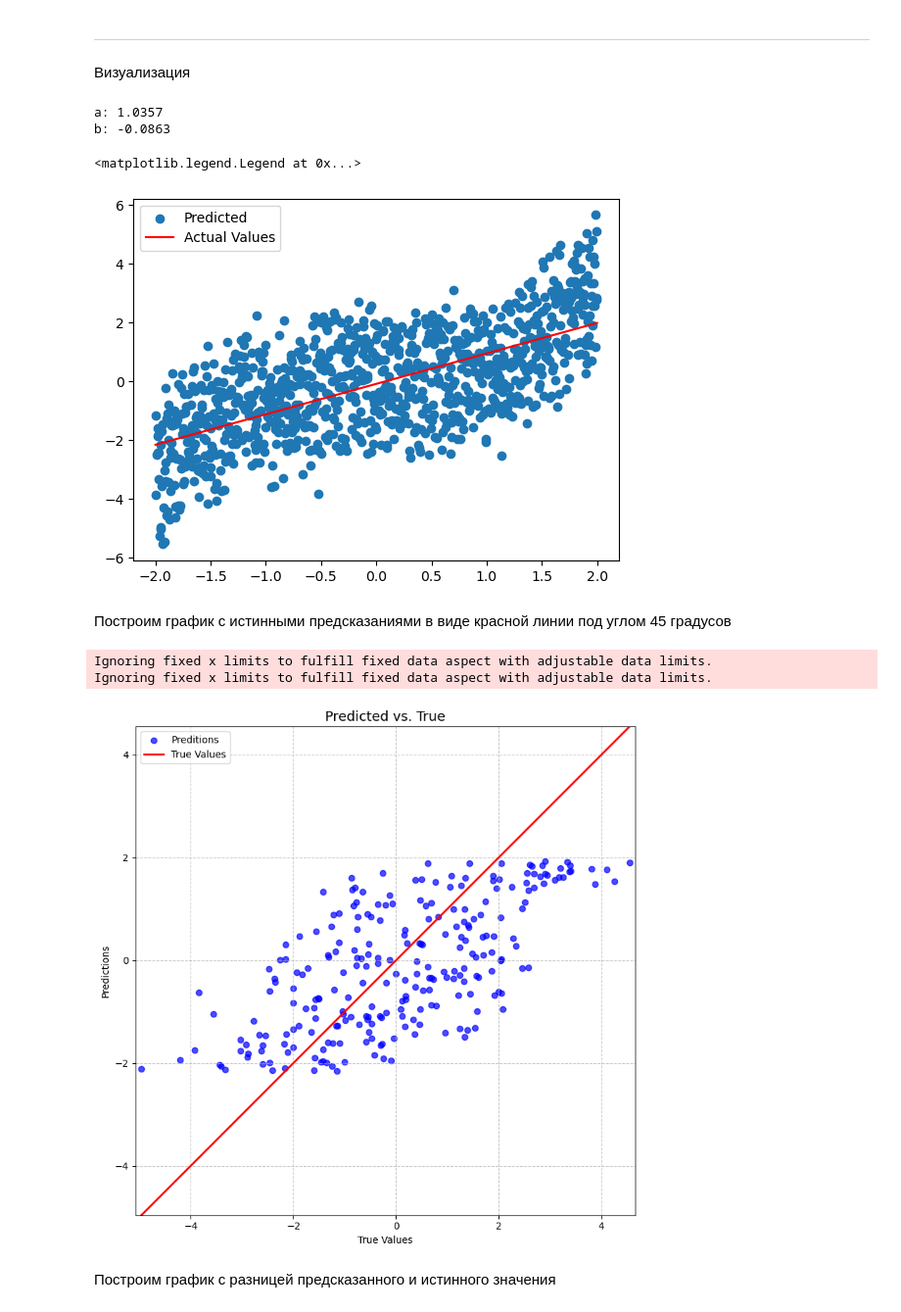
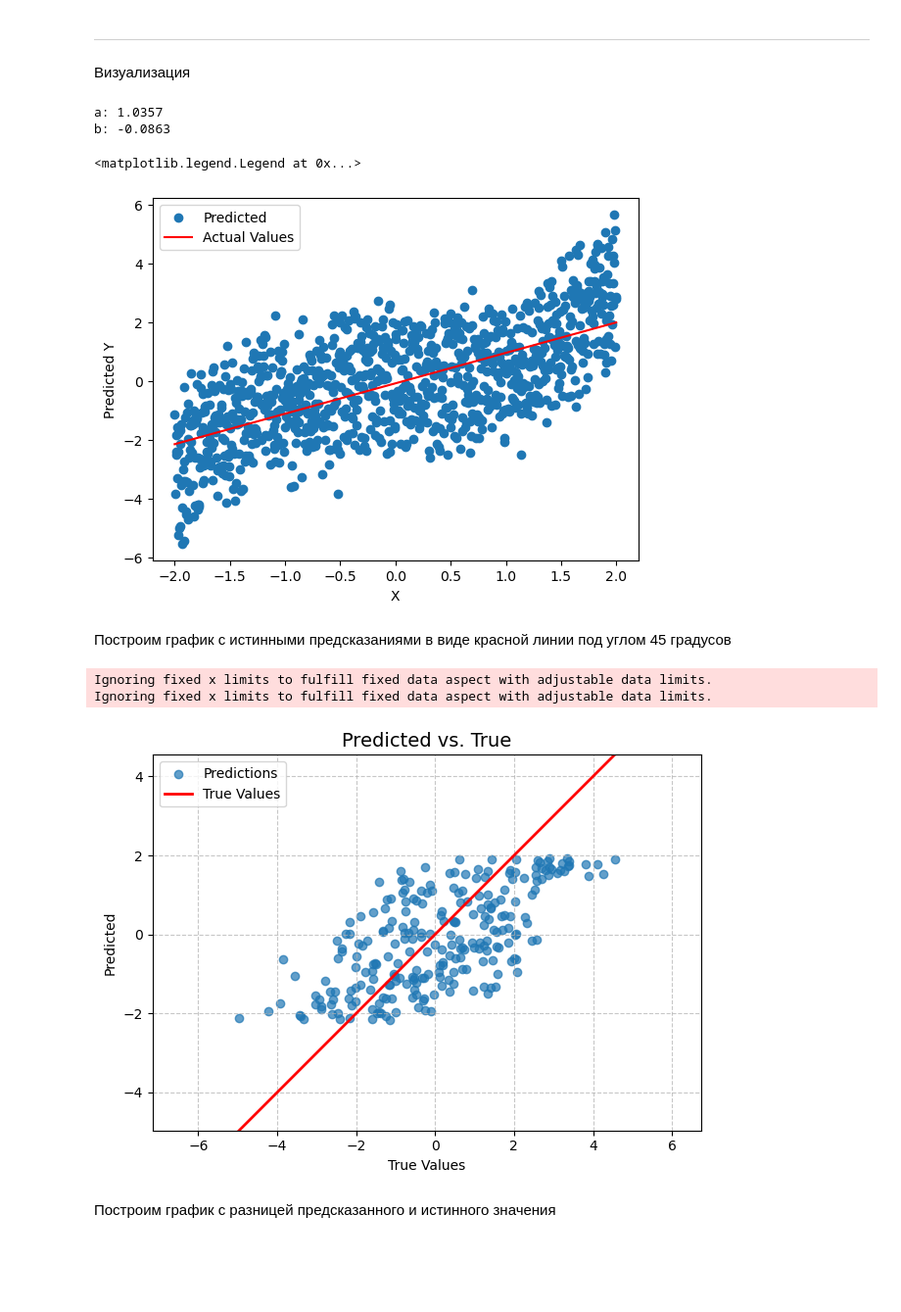
Before and after one commit to tush00nka/DA_lab_3, a Jupyter notebook: ЛР3_Борисоглебский_12.ipynb, the cells around one changed output. Shown at 98% size. Saved outputs shown, nothing was run; the diff lists cells and outputs as text; code cells hidden in the pictures; blank space fills up the shorter version.

```diff
--- a/ЛР3_Борисоглебский_12.ipynb
+++ b/ЛР3_Борисоглебский_12.ipynb
@@ -94,45 +96,50 @@ print(f'a: {a[0]:.4f}\nb: {b:.4f}')
 plt.scatter(df['x1'], df['y'], label="Predicted") # зависимость целевого столбца от конкретного столбца х1 (точечный график)
 # т.к. линейная регрессия – линия, можно использовать формулу y=ax+b:
 plt.plot([-2, 2], [a*(-2) + b, a*2 + b], "r", label="Actual Values")
+plt.xlabel('X')
+plt.ylabel('Predicted Y')
 plt.legend()
 # %% [output]
 a: 1.0357
 b: -0.0863
 <matplotlib.legend.Legend at 0x...>
-[figure, old version]
+[figure, new version]
 # %% [markdown]
 Построим график с истинными предсказаниями в виде красной линии под углом 45 градусов
 # %%
-def pred_vs_true(predictions, true_values):
+def pred_vs_true(true_values, predictions):
 
-	plt.figure(figsize=(8, 8))
+	plt.figure()
 
-	plt.scatter(true_values, predictions, alpha=0.7, color='blue', label='Preditions')
+	for key in predictions:
+		plt.scatter(true_values, predictions[key], alpha=0.7, label=key)
 
-	min_val = min(min(true_values), min(predictions))
-	max_val = max(max(true_values), max(predictions))
+		min_val = min(min(true_values), min(predictions[key]))
+		max_val = max(max(true_values), max(predictions[key]))
+
 	plt.plot([min_val, max_val], [min_val, max_val], color='red', linewidth=2, label='True Values')
 
 	plt.xlabel('True Values')
-	plt.ylabel('Predictions')
+	plt.ylabel("Predicted")
+
 	plt.title('Predicted vs. True', fontsize=14)
 
 	plt.legend()
 
 	plt.grid(True, linestyle='--', alpha=0.7)
 
 	plt.axis('equal')
 	plt.xlim([min_val, max_val])
 	plt.ylim([min_val, max_val])
 
 	plt.tight_layout()
 	plt.show()
 
-pred_vs_true(predictions_valid, y_valid)
+pred_vs_true(y_valid, {"Predictions": predictions_valid})
 # %% [output]
 Ignoring fixed x limits to fulfill fixed data aspect with adjustable data limits.
 Ignoring fixed x limits to fulfill fixed data aspect with adjustable data limits.
-[figure, old version]
+[figure, new version]
 # %% [markdown]
 Построим график с разницей предсказанного и истинного значения
 # %%
```
Also changed, not shown: parts of 18 cells of this notebook.
